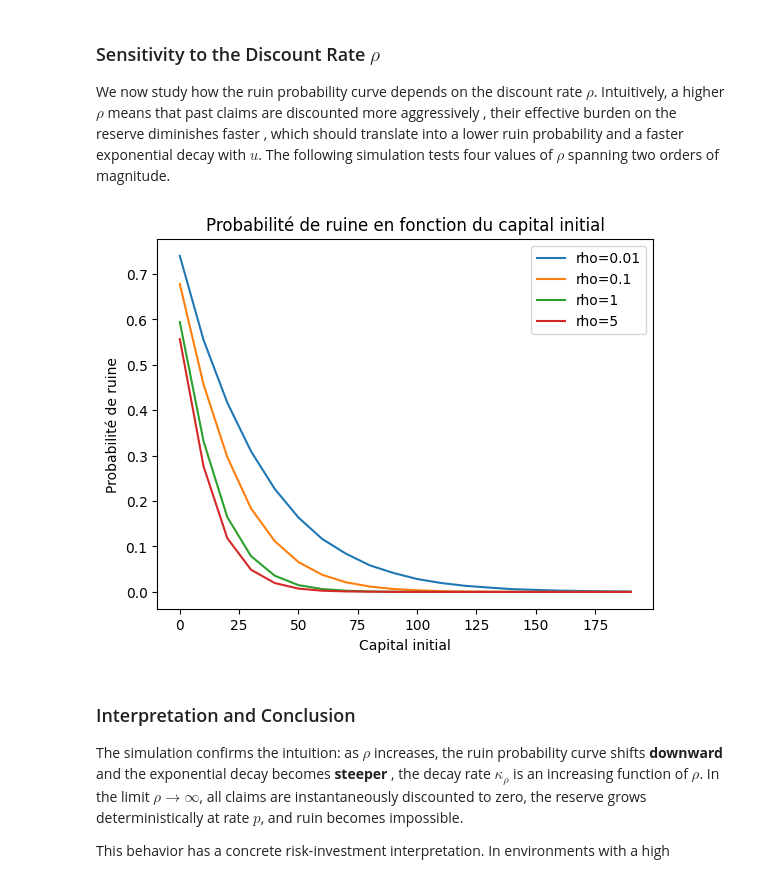
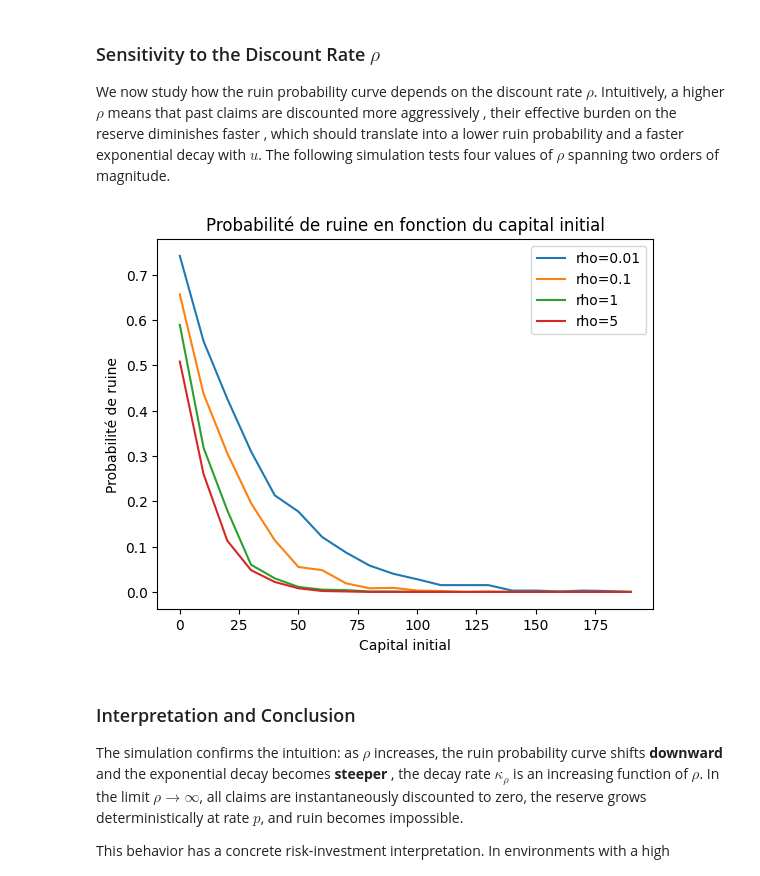
Before and after one commit to R7even31/Projet_Poisson, a Jupyter notebook: Cramér_Lundberg_Complete.ipynb, the cells around one changed output. Saved outputs shown, nothing was run; the diff lists cells and outputs as text; code cells hidden in the pictures.

```diff
--- a/Cramér_Lundberg_Complete.ipynb
+++ b/Cramér_Lundberg_Complete.ipynb
@@ -394,33 +370,33 @@ We now study how the ruin probability curve depends on the discount rate $\rho$.
 # %%
 mu=1
 T=100
 beta=0.1
 theta=0.3
-n=100000
+n=1000
 proba_ruine_1=np.zeros(20)
 proba_ruine_2=np.zeros(20)
 proba_ruine_3=np.zeros(20)
 proba_ruine_4=np.zeros(20)
 u=np.zeros(20)
 for k in range(20):
     u[k]=10*k
     proba_ruine_1[k]=estimation_ruine_discounted(mu,T,beta,u[k],theta,n,rho=0.01)
     proba_ruine_2[k]=estimation_ruine_discounted(mu,T,beta,u[k],theta,n,rho=0.1)
     proba_ruine_3[k]=estimation_ruine_discounted(mu,T,beta,u[k],theta,n,rho=1)
     proba_ruine_4[k]=estimation_ruine_discounted(mu,T,beta,u[k],theta,n,rho=5)
 
 
 plt.plot(u,proba_ruine_1,label='rho=0.01')
 plt.plot(u,proba_ruine_2,label='rho=0.1')
 plt.plot(u,proba_ruine_3,label='rho=1')
 plt.plot(u,proba_ruine_4,label='rho=5')
 plt.title("Probabilité de ruine en fonction du capital initial")
 plt.xlabel("Capital initial")
 plt.ylabel("Probabilité de ruine")
 plt.legend()
 plt.show()
 # %% [output]
-[figure, old version]
+[figure, new version]
 # %% [markdown]
 ### Interpretation and Conclusion
 
```
Also changed, not shown: parts of 15 cells of this notebook.
